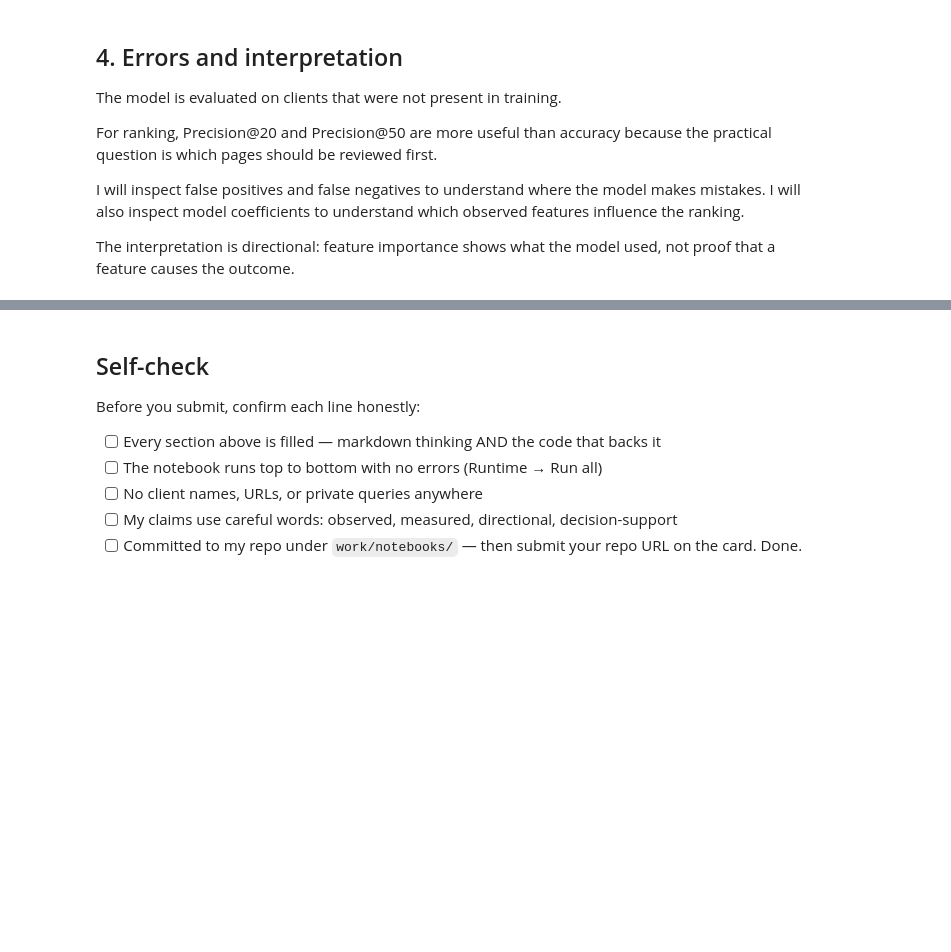
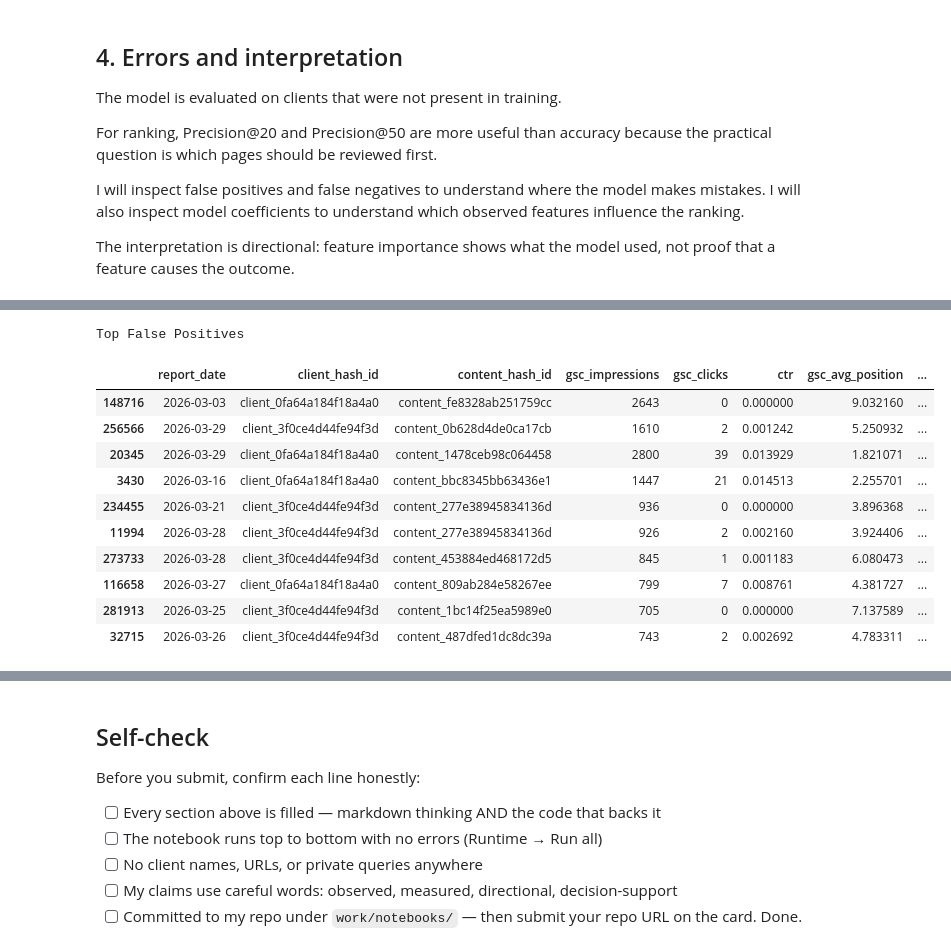
Before and after one commit to SamarBabar02/flyrank-ml-internship, a Jupyter notebook: work/notebooks/w05_model.ipynb, the cells around one changed output, grey strips where cells are left out. Drawn from its saved outputs; the diff is of its cells as text; code cells hidden in the pictures; blank space fills up the shorter version.

```diff
--- a/work/notebooks/w05_model.ipynb
+++ b/work/notebooks/w05_model.ipynb
@@ -323,0 +366,8 @@ print("Logistic Regression classification precision:", round(precision, 4))
+# %%
+model_probability = logistic_model.predict_proba(X_test)[:, 1]
+
+model_prediction = (
+    model_probability >= 0.5
+).astype(int)
+
+print("Predictions generated.")
@@ -369,13 +566,30 @@ display(
 # %%
 false_positives = (
-    error_df[
-        error_df["error_type"] == "False Positive"
+    test_results[
+        test_results["error_type"] == "False Positive"
     ]
-    .sort_values("model_score", ascending=False)
-    .head(10)
+    .sort_values(
+        "model_probability",
+        ascending=False
+    )
 )
 
-print("Top false positives:")
-display(false_positives)
+print("Top False Positives")
+display(
+    false_positives.head(10)
+)
+# %% [output]
+Top False Positives
+|  | report_date | client_hash_id | content_hash_id | gsc_impressions | gsc_clicks | ctr | gsc_avg_position | ... |
+| 148716 | 2026-03-03 | client_0fa64a184f18a4a0 | content_fe8328ab251759cc | 2643 | 0 | 0.000000 | 9.032160 | ... |
+| 256566 | 2026-03-29 | client_3f0ce4d44fe94f3d | content_0b628d4de0ca17cb | 1610 | 2 | 0.001242 | 5.250932 | ... |
+| 20345 | 2026-03-29 | client_0fa64a184f18a4a0 | content_1478ceb98c064458 | 2800 | 39 | 0.013929 | 1.821071 | ... |
+| 3430 | 2026-03-16 | client_0fa64a184f18a4a0 | content_bbc8345bb63436e1 | 1447 | 21 | 0.014513 | 2.255701 | ... |
+| 234455 | 2026-03-21 | client_3f0ce4d44fe94f3d | content_277e38945834136d | 936 | 0 | 0.000000 | 3.896368 | ... |
+| 11994 | 2026-03-28 | client_3f0ce4d44fe94f3d | content_277e38945834136d | 926 | 2 | 0.002160 | 3.924406 | ... |
+| 273733 | 2026-03-28 | client_3f0ce4d44fe94f3d | content_453884ed468172d5 | 845 | 1 | 0.001183 | 6.080473 | ... |
+| 116658 | 2026-03-27 | client_0fa64a184f18a4a0 | content_809ab284e58267ee | 799 | 7 | 0.008761 | 4.381727 | ... |
+| 281913 | 2026-03-25 | client_3f0ce4d44fe94f3d | content_1bc14f25ea5989e0 | 705 | 0 | 0.000000 | 7.137589 | ... |
+| 32715 | 2026-03-26 | client_3f0ce4d44fe94f3d | content_487dfed1dc8dc39a | 743 | 2 | 0.002692 | 4.783311 | ... |
 # %%
 false_negatives = (
```
Also changed, not shown: parts of 26 cells of this notebook.
